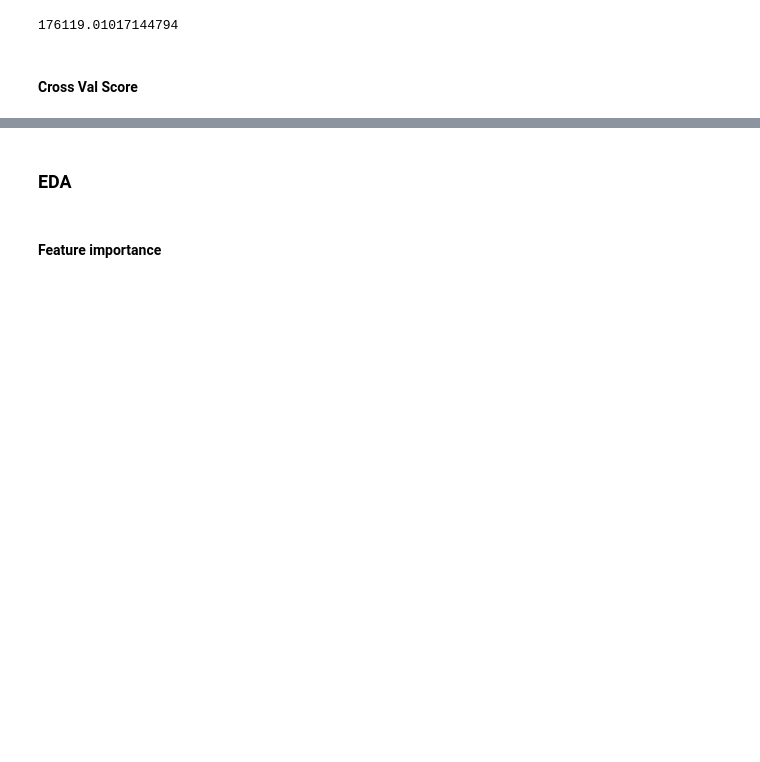
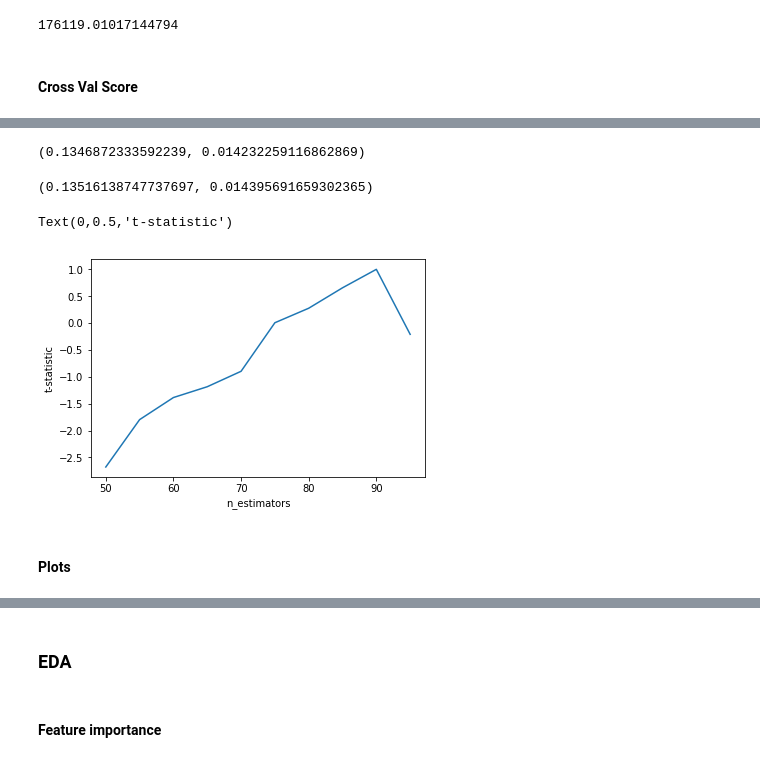
Before and after one commit to ademyanchuk/fasta_ml_course, a Jupyter notebook: lesson1-house_price.ipynb, the cells around one changed output, grey strips where cells are left out. Cells and saved outputs as stored; diff of their text form; code cells hidden in the pictures; blank space fills up the shorter version.

Commit message:
add t-statistics system for validation

```diff
--- a/lesson1-house_price.ipynb
+++ b/lesson1-house_price.ipynb
@@ -395,0 +413,21 @@ y_pred = np.exp(y_pred)
+# %%
+scoring =  metrics.make_scorer(rmse)
+
+scores_A = np.array([])
+scores_B = np.array([])
+# %%
+for i in range(10):
+    fold = sklearn.model_selection.KFold(
+        n_splits=N_SPLITS, shuffle=True, random_state=i)
+
+    current_scores_A = sklearn.model_selection.cross_val_score(
+        estimator=m_A, X=df, y=y, cv=fold, scoring=scoring)
+
+    scores_A = np.append(scores_A, current_scores_A)
+
+    current_scores_B = sklearn.model_selection.cross_val_score(
+        estimator=m_B, X=df_hypotes, y=y, cv=fold, scoring=scoring)
+
+    scores_B = np.append(scores_B, current_scores_B)
+
+ttest_rel(scores_A, scores_B)
@@ -395,0 +450,37 @@ y_pred = np.exp(y_pred)
+# %%
+scores_A.mean(), scores_A.std()
+# %% [output]
+(0.1346872333592239, 0.014232259116862869)
+# %%
+scores_B.mean(), scores_B.std()
+# %% [output]
+(0.13516138747737697, 0.014395691659302365)
+# %%
+# Exmple to find optimal n_estimators (shoudn't try grid searh)
+t_stats = []
+n_trees = []
+for j in range(50, 100, 5):
+    current_score = np.array([])
+    for i in range(10):
+        fold = sklearn.model_selection.KFold(n_splits=N_SPLITS, shuffle=True, random_state=i)
+
+        scores_on_this_split = sklearn.model_selection.cross_val_score(
+            estimator=lgb.LGBMRegressor(n_estimators=j),
+            X=df, y=y,
+            cv=fold, scoring=scoring)
+
+        current_score = np.append(current_score,
+                                  scores_on_this_split)
+
+    t_stat, p_value = ttest_rel(scores_A, current_score)
+    t_stats.append(t_stat)
+    n_trees.append(j)
+
+plt.plot(n_trees, t_stats)
+plt.xlabel('n_estimators')
+plt.ylabel('t-statistic')
+# %% [output]
+Text(0,0.5,'t-statistic')
+[figure, added]
+# %% [markdown]
+#### Plots
```
Also changed, not shown: parts of 53 cells of this notebook.
